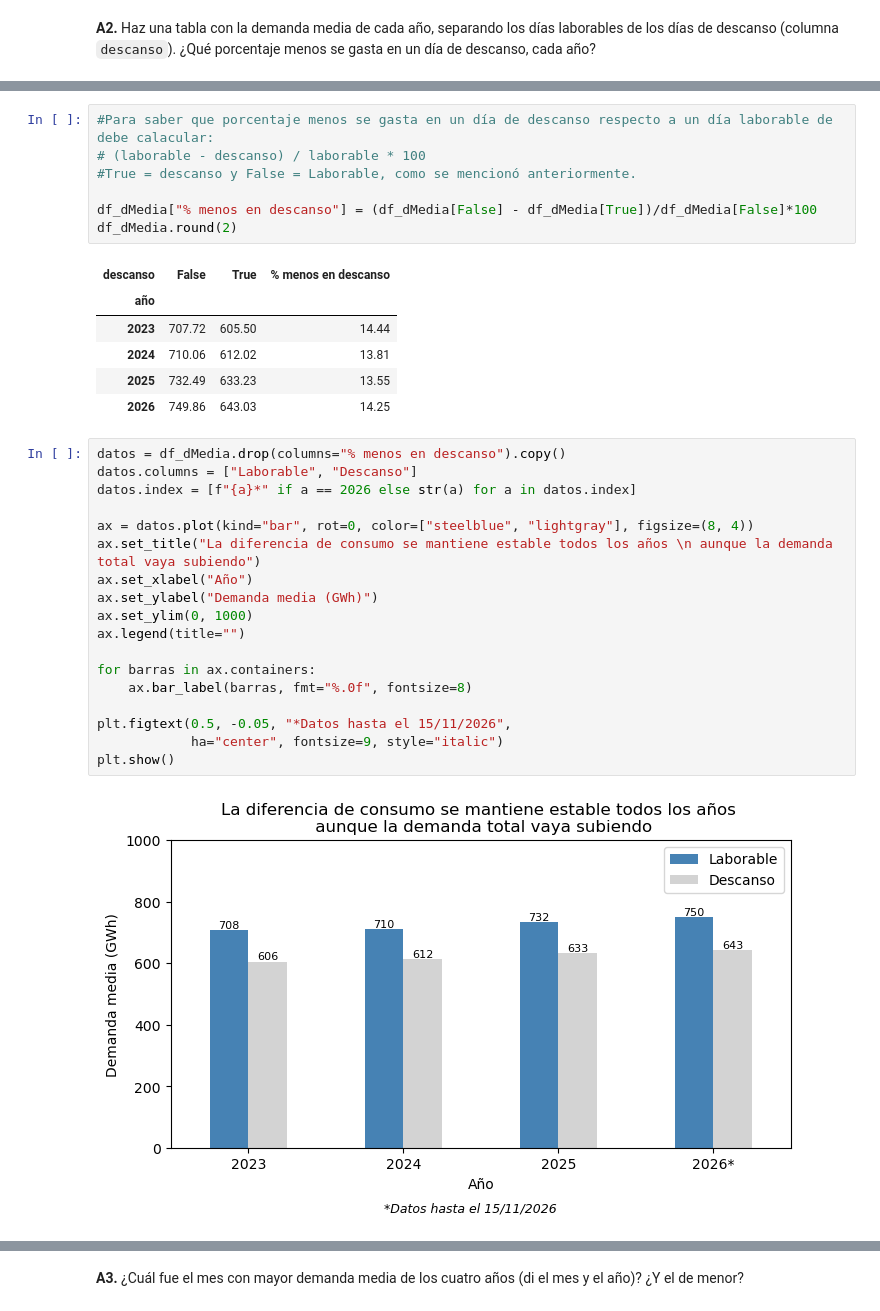
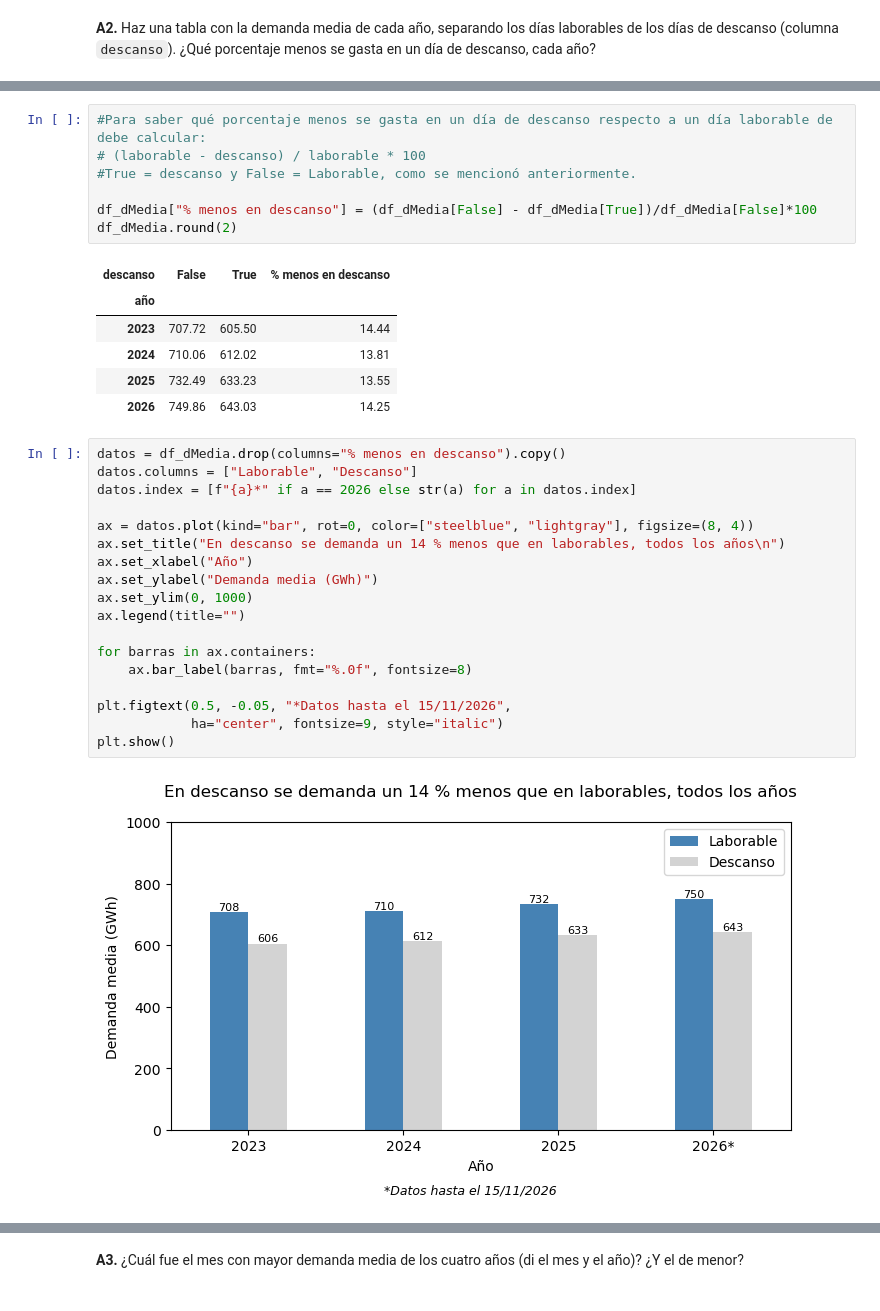
Before and after one commit to paolabtronescobosa/prueba-individual-sesion03, a Jupyter notebook: notebooks/01_prueba_individual_paola_tron_escobosa.ipynb, the cells around one changed output, grey strips where cells are left out. Drawn from its saved outputs; the diff is of its cells as text.

```diff
--- a/notebooks/01_prueba_individual_paola_tron_escobosa.ipynb
+++ b/notebooks/01_prueba_individual_paola_tron_escobosa.ipynb
@@ -258,7 +249,7 @@ df_dMedia
 | 2025 | 732.49 | 633.23 |
 | 2026 | 749.86 | 643.03 |
 # %%
-#Para saber que porcentaje menos se gasta en un día de descanso respecto a un día laborable de debe calacular:
+#Para saber qué porcentaje menos se gasta en un día de descanso respecto a un día laborable de debe calcular:
 # (laborable - descanso) / laborable * 100
 #True = descanso y False = Laborable, como se mencionó anteriormente.
 
@@ -274,21 +265,21 @@ df_dMedia.round(2)
 # %%
 datos = df_dMedia.drop(columns="% menos en descanso").copy()
 datos.columns = ["Laborable", "Descanso"]
 datos.index = [f"{a}*" if a == 2026 else str(a) for a in datos.index]
 
 ax = datos.plot(kind="bar", rot=0, color=["steelblue", "lightgray"], figsize=(8, 4))
-ax.set_title("La diferencia de consumo se mantiene estable todos los años \n aunque la demanda total vaya subiendo")
+ax.set_title("En descanso se demanda un 14 % menos que en laborables, todos los años\n")
 ax.set_xlabel("Año")
 ax.set_ylabel("Demanda media (GWh)")
 ax.set_ylim(0, 1000)
 ax.legend(title="")
 
 for barras in ax.containers:
     ax.bar_label(barras, fmt="%.0f", fontsize=8)
 
 plt.figtext(0.5, -0.05, "*Datos hasta el 15/11/2026",
             ha="center", fontsize=9, style="italic")
 plt.show()
 # %% [output]
-[figure, old version]
+[figure, new version]
 # %% [markdown]
```
Also changed, not shown: parts of 32 cells of this notebook.
